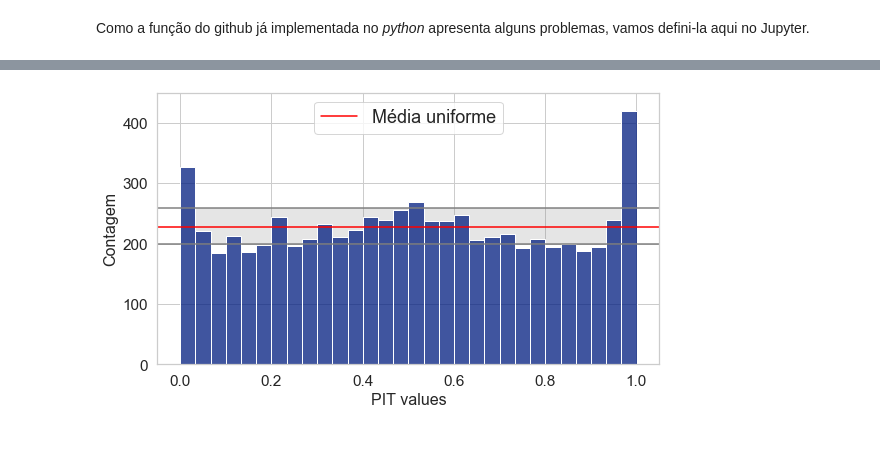
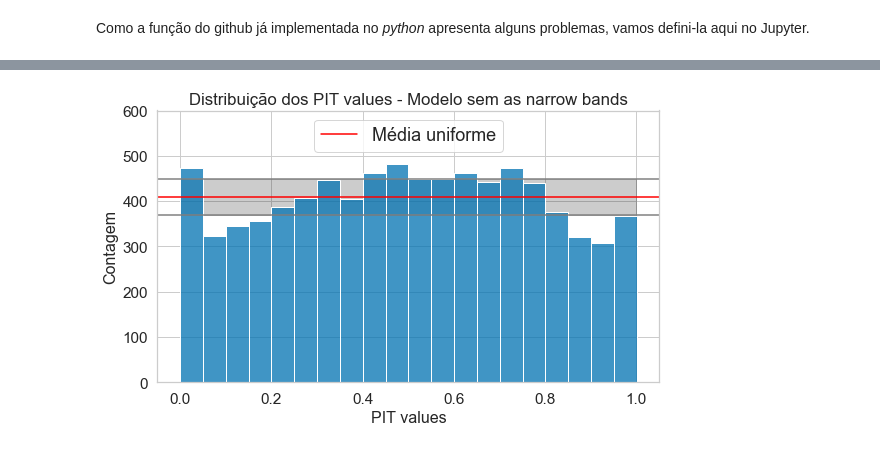
Before and after one commit to GabrielaPereiraSoares/Projeto_TCC, a Jupyter notebook: Visualizacao_PIT_values.ipynb, the cells around one changed output, grey strips where cells are left out. Drawn from its saved outputs; the diff is of its cells as text; code cells hidden in the pictures.

```diff
--- a/Visualizacao_PIT_values.ipynb
+++ b/Visualizacao_PIT_values.ipynb
@@ -31,6 +21,5 @@ import warnings
 warnings.filterwarnings("ignore")
 # %%
 # Carregando as coberturas calculadas no R
-from numpy import genfromtxt
-cov1 = genfromtxt("pit_broad_R.csv", delimiter=',')[1:]
-cov2 = genfromtxt("pit_narrow_R.csv", delimiter=',')[1:]
+cov1_flx = pd.read_csv("C:/Users/Gabriela/Documents/TG/Códigos TG2/pit_broad_flx.csv", delimiter=',')['x']
+cov2_flx = pd.read_csv("C:/Users/Gabriela/Documents/TG/Códigos TG2/pit_narrow_flx.csv", delimiter=',')['x']
@@ -69,27 +30,0 @@ plt.show()
-# %%
-# Para o caso com as narrow bands
-
-ci_level=0.95
-n_bins=30
-sns.set(context="notebook", style="whitegrid", palette="dark",font_scale=1.4)
-
-n = cov2.shape[0]
-ci_quantity = (1-ci_level)/2
-low_lim = binom.ppf(q=ci_quantity, n=n, p=1/n_bins)
-upp_lim = binom.ppf(q=ci_level + ci_quantity, n=n, p=1/n_bins)
-fig = plt.figure(figsize=(9,5))
-plot = sns.histplot(cov2, bins=n_bins)
-plt.axhline(y=low_lim, color='grey')
-plt.axhline(y=upp_lim, color='grey')
-plt.axhline(y=n/n_bins, label='Média uniforme', color="red")
-plt.fill_between(x=np.linspace(0, 1, 100),
-y1=np.repeat(low_lim, 100),
-y2=np.repeat(upp_lim, 100),
-color='grey', alpha=0.2)
-plt.legend(loc='upper center', prop={'size': 18})
-plt.xlabel("PIT values", size=16)
-plt.ylabel("Contagem", size=16)
-plt.ylim(0,450)
-plt.show()
-# %% [output]
-[figure, removed]
@@ -97,0 +31,33 @@ plot.get_figure().savefig("pit_narrow.png",  bbox_inches='tight')
+# %%
+# Plota o histograma PIT/HPD e calcula o intervalo de confiança para os valores de bin,
+# onde os valores PIT/HPD seguem uma distribuição uniforme
+
+def plot_pit_band(cov, ci_level=0.95, n_bins=20, title='PIT values'):
+
+    sns.set(context="notebook", style="whitegrid", palette="dark",font_scale=1.4)
+
+    n = cov.shape[0]
+    ci_quantity = (1-ci_level)/2
+    low_lim = binom.ppf(q=ci_quantity, n=n, p=1/n_bins)
+    upp_lim = binom.ppf(q=ci_level + ci_quantity, n=n, p=1/n_bins)
+    fig = plt.figure(figsize=(9,5))
+    plot = sns.histplot(cov, bins=n_bins, color='#0072B2')
+    plt.axhline(y=low_lim, color='grey')
+    plt.axhline(y=upp_lim, color='grey')
+    plt.axhline(y=n/n_bins, label='Média uniforme', color="red")
+    plt.fill_between(x=np.linspace(0, 1, 100),
+    y1=np.repeat(low_lim, 100),
+    y2=np.repeat(upp_lim, 100),
+    color='black', alpha=0.2)
+    plt.legend(loc='upper center', prop={'size': 18})
+    plt.xlabel("PIT values", size=16)
+    plt.ylabel("Contagem", size=16)
+    plt.ylim(0,600)
+    plt.title(title)
+    plt.show()
+    return plot
+# %%
+# Flexcode sem narrow
+plot = plot_pit_band(cov1_flx, ci_level=0.95, n_bins=20, title='Distribuição dos PIT values - Modelo sem as narrow bands')
+# %% [output]
+[figure, added]
```
Also changed, not shown: parts of 12 cells of this notebook, 7 other files.
